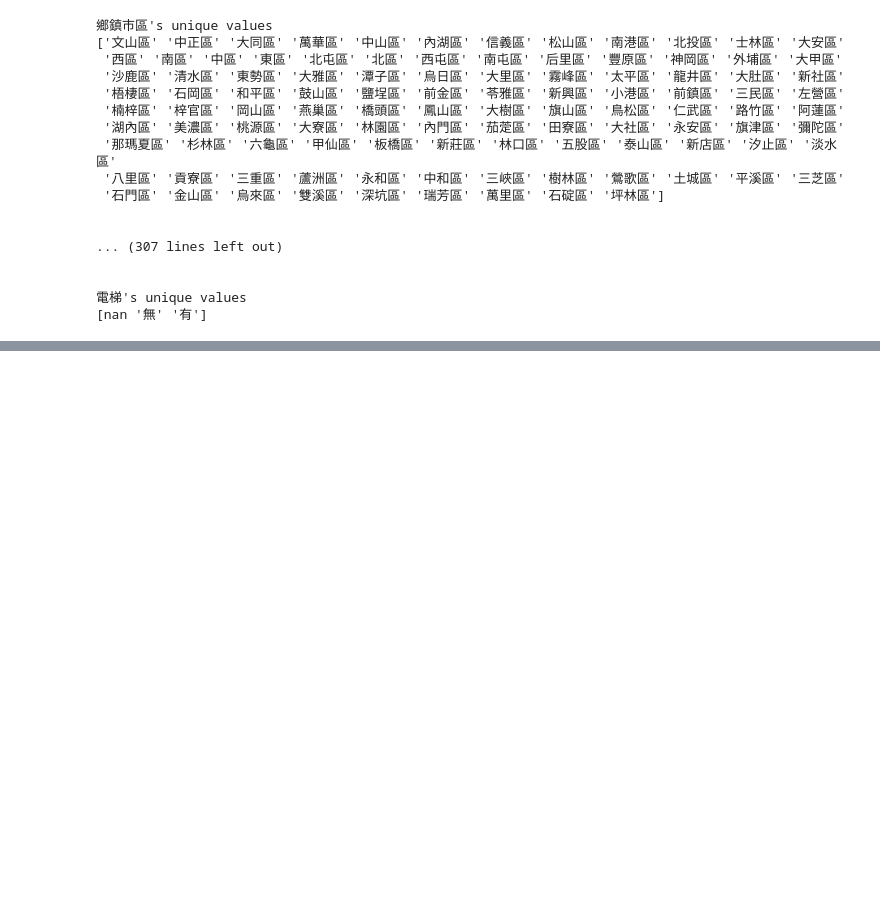
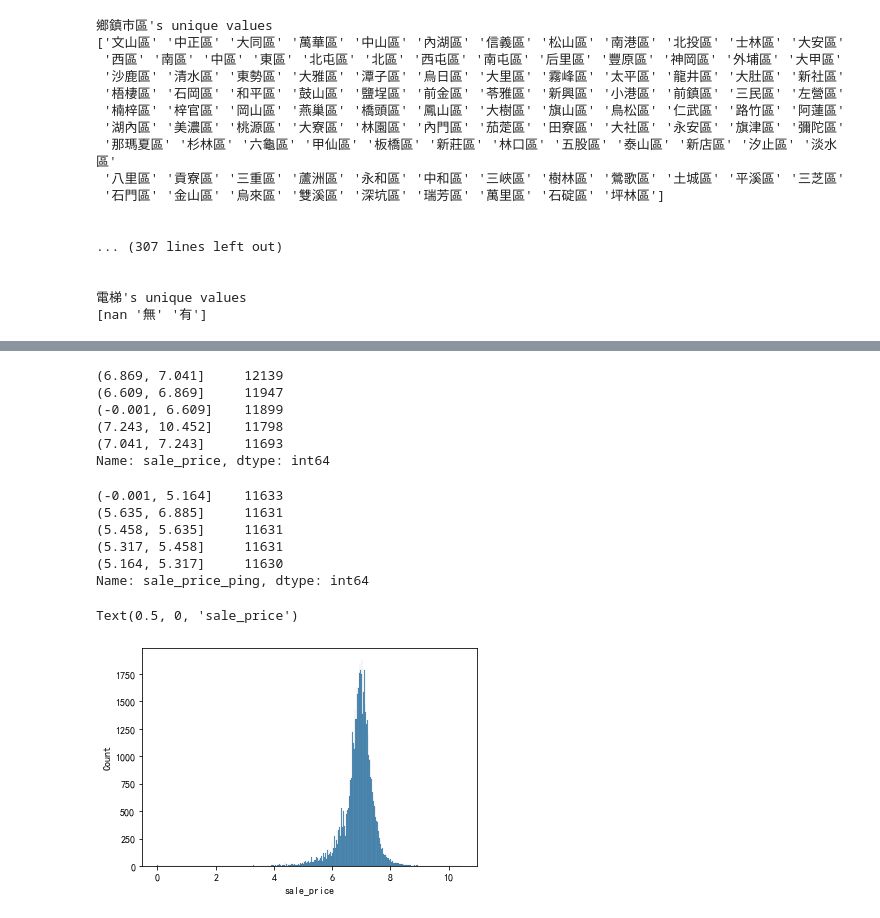
Before and after one commit to willhwh/DS_60Days, a Jupyter notebook: project2.ipynb, the cells around one changed output, grey strips where cells are left out. Saved outputs shown, nothing was run; the diff lists cells and outputs as text; code cells hidden in the pictures; blank space fills up the shorter version.

```diff
--- a/project2.ipynb
+++ b/project2.ipynb
@@ -81,6 +103,6 @@ df['trade_date'] = df['trade_date'].apply(lambda x:x[:3]+'-'+x[3:5]+'-'+x[5:] if
 # %%
 df['room'] = df['建物現況格局-房'].apply(lambda x: int(x))
-df['ting'] = df['建物現況格局-廳'].apply(lambda x: int(x))
+df['hall'] = df['建物現況格局-廳'].apply(lambda x: int(x))
 df['restroom'] = df['建物現況格局-衛'].apply(lambda x: int(x))
 # %%
 df['土地移轉總面積平方公尺'] = df['土地移轉總面積平方公尺'].apply(lambda x: float(x))
@@ -89,6 +111,8 @@ df['單價元平方公尺'] = df['單價元平方公尺'].apply(lambda x: float(
 df['車位移轉總面積(平方公尺)'] = df['車位移轉總面積(平方公尺)'].apply(lambda x: float(x))
 df['車位總價元'] = df['車位總價元'].apply(lambda x: int(x))
 df['建物移轉總面積平方公尺'] = df['建物移轉總面積平方公尺'].apply(lambda x: float(x))
+df['單價元平方公尺'] = df['單價元平方公尺'].astype(float)
+df['單價元坪'] = df['單價元平方公尺'] * 3.30579
 # %%
 # 總樓層數
 # %%
@@ -102,8 +126,14 @@ level = {'十五層':15, '六層':6, '十九層':19, '十四層':14, '七層':7,
  '六十八層':68, '四十三層':43, '四十層' :40,'四十六層':46, '000':0,0:0}
 # %%
 df['總樓層數'] = df['總樓層數'].fillna(0).apply(lambda x: level[x] )
+# %%
+df['sale_price'] = np.log10(df['總價元']+1)
+df['sale_price_ping'] = np.log10(df['單價元坪']+1)
 # %%
-df = df.drop(['交易筆棟數','土地區段位置建物區段門牌','電梯','備註','移轉層次','編號','建物現況格局-房','建物現況格局-廳','建物現況格局-衛','建築完成年月','交易年月日'],axis=1)
+df = df.drop(['交易筆棟數','土地區段位置建物區段門牌','電梯','備註',
+              '移轉層次','編號','建物現況格局-房','建物現況格局-廳',
+              '建物現況格局-衛','建築完成年月','交易年月日','elevator_移轉',
+             'elevator_電梯','elevator_建築','總價元','單價元坪'],axis=1)
 # %%
 for i in df.columns:
     print(f"{i}'s unique values")
@@ -153,0 +196,26 @@ print(f'{len(object_features)} Object Features : {object_features}')
+# %%
+cats = pd.qcut(df['sale_price'],5)
+cats.value_counts()
+# %% [output]
+(6.869, 7.041]     12139
+(6.609, 6.869]     11947
+(-0.001, 6.609]    11899
+(7.243, 10.452]    11798
+(7.041, 7.243]     11693
+Name: sale_price, dtype: int64
+# %%
+cats = pd.qcut(df['sale_price_ping'],5)
+cats.value_counts()
+# %% [output]
+(-0.001, 5.164]    11633
+(5.635, 6.885]     11631
+(5.458, 5.635]     11631
+(5.317, 5.458]     11631
+(5.164, 5.317]     11630
+Name: sale_price_ping, dtype: int64
+# %%
+sns.histplot(df[df['sale_price'].notnull()]['sale_price'])
+plt.xlabel('sale_price')
+# %% [output]
+Text(0.5, 0, 'sale_price')
+[figure, added]
```
Also changed, not shown: parts of 13 cells of this notebook.
